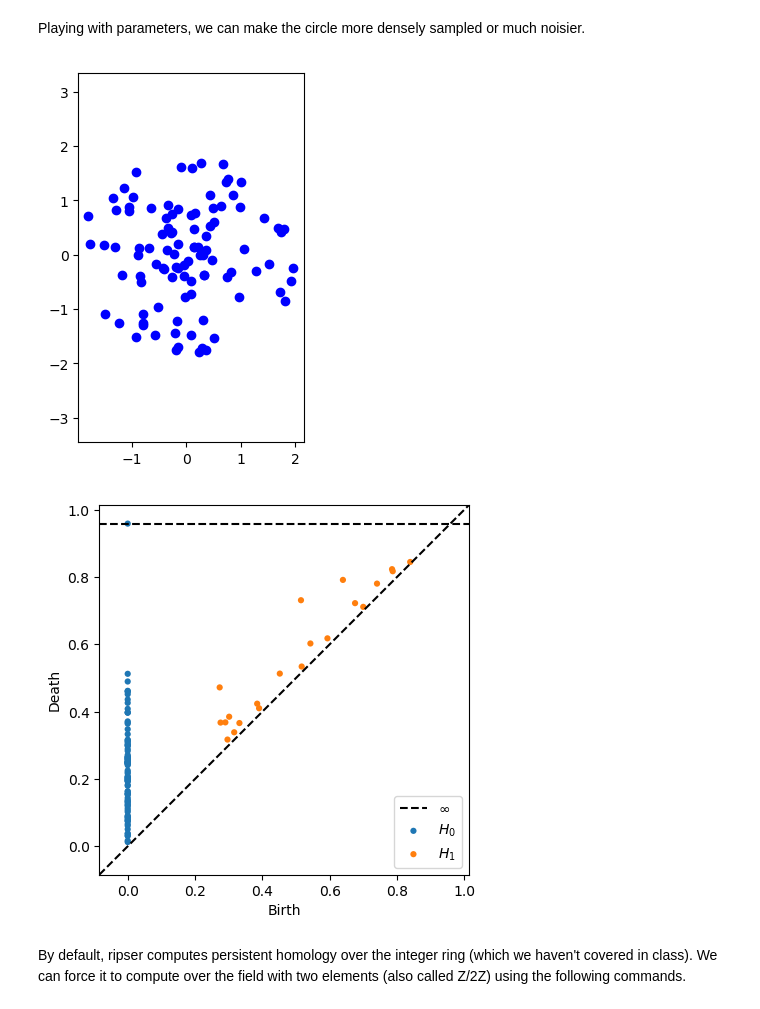
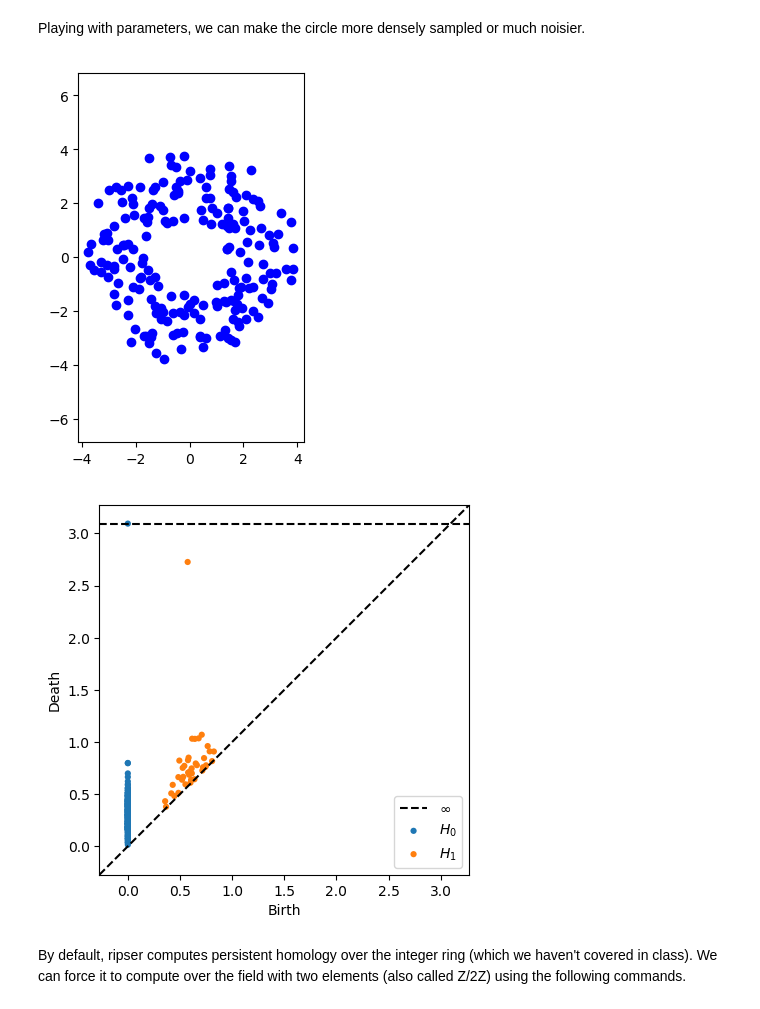
Before and after one commit to trneedham/TDACourse, a Jupyter notebook: PersistenceDiagramsDemonstration.ipynb, the cells around one changed output. Cells and saved outputs as stored; diff of their text form; code cells hidden in the pictures.

```diff
--- a/PersistenceDiagramsDemonstration.ipynb
+++ b/PersistenceDiagramsDemonstration.ipynb
@@ -147,21 +172,21 @@ plot_diagrams(dgms, show=True)
 # %% [markdown]
 Playing with parameters, we can make the circle more densely sampled or much noisier.
 # %%
-numsamp = 100
-noiseLevel = 1
+numsamp = 200
+noiseLevel = 3
 
 data = datasets.make_circles(n_samples=numsamp)[0] + noiseLevel * datasets.make_circles(n_samples=numsamp)[0]
 
 fig = pl.figure()
 ax1 = fig.add_subplot(121)
 ax1.plot(data[:, 0], data[:, 1], 'ob');
 ax1.axis('equal')
 dgms = ripser(data)['dgms']
 fig2 = pl.figure()
 plot_diagrams(dgms, show=True)
 # %% [output]
-[figure, old version]
+[figure, new version]
-[figure, old version]
+[figure, new version]
 # %% [markdown]
 By default, ripser computes persistent homology over the integer ring (which we haven't covered in class). We can force it to compute over the field with two elements (also called Z/2Z) using the following commands.
 # %%
```
Also changed, not shown: parts of 15 cells of this notebook.
